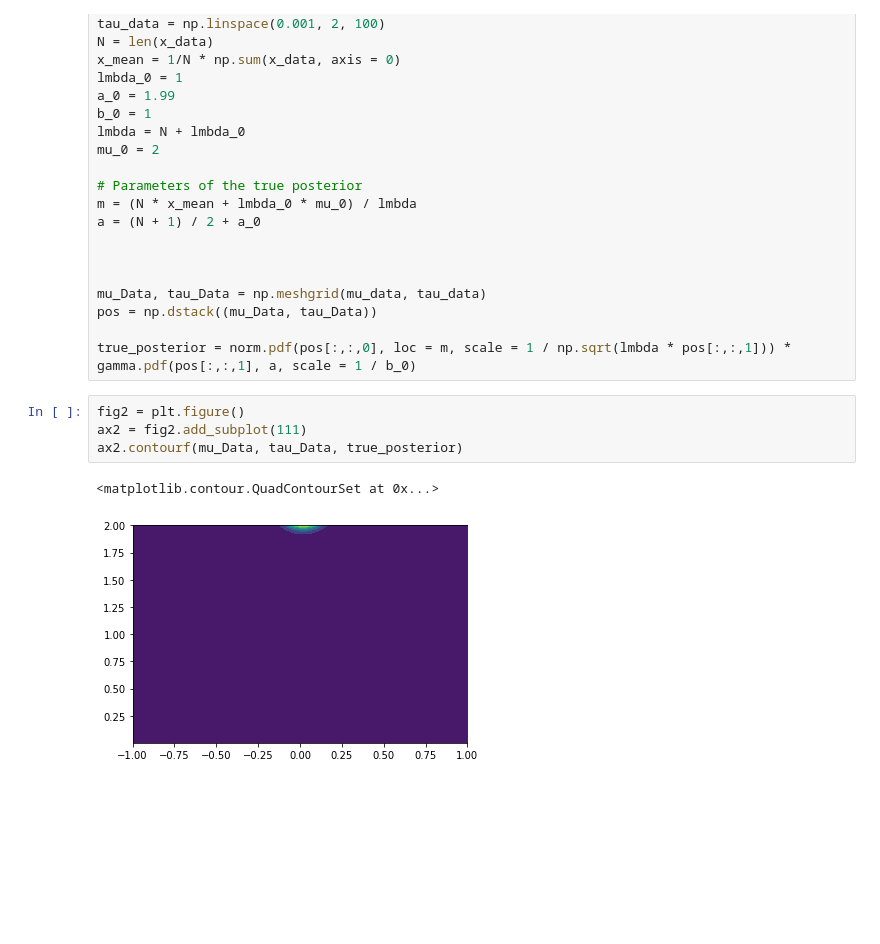
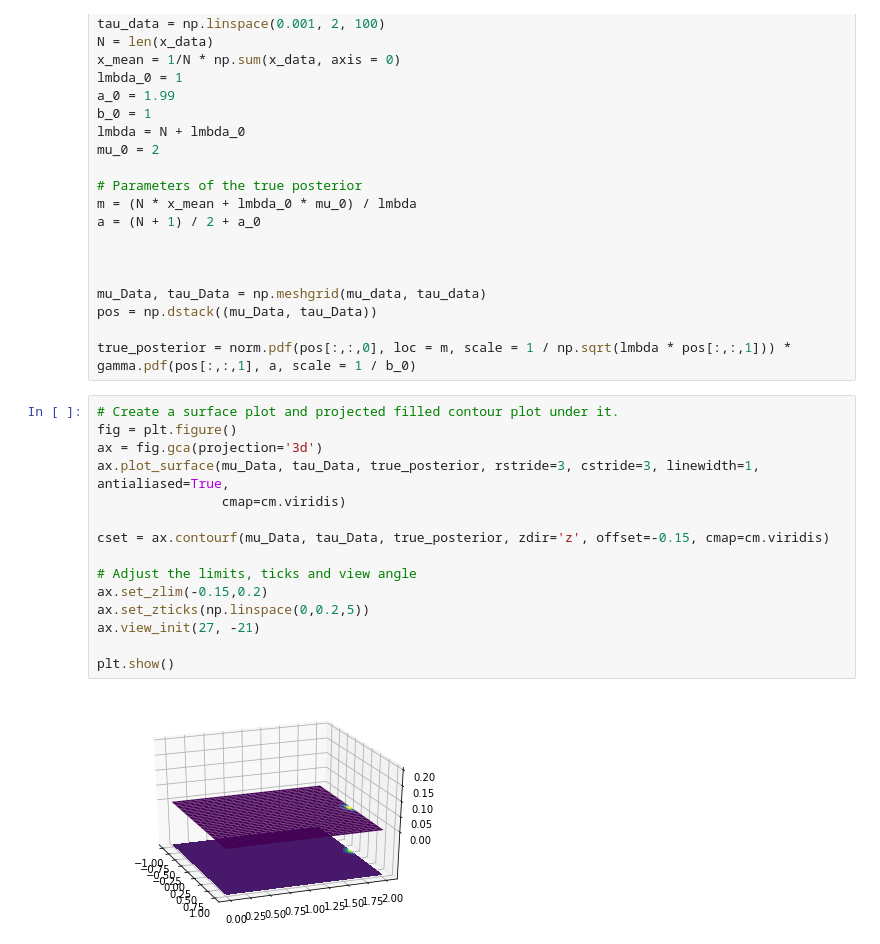
Before and after one commit to fweberling/Variational_Inference, a Jupyter notebook: factorizedVarationalApproximateDistribution.ipynb, the cells around one changed output. Cells and saved outputs as stored; diff of their text form; blank space fills up the shorter version.

Commit message:
Updated plotting of true posterior

```diff
--- a/factorizedVarationalApproximateDistribution.ipynb
+++ b/factorizedVarationalApproximateDistribution.ipynb
@@ -90,10 +92,20 @@ mu_Data, tau_Data = np.meshgrid(mu_data, tau_data)
 pos = np.dstack((mu_Data, tau_Data))
 
 true_posterior = norm.pdf(pos[:,:,0], loc = m, scale = 1 / np.sqrt(lmbda * pos[:,:,1])) * gamma.pdf(pos[:,:,1], a, scale = 1 / b_0)
-# %%
-fig2 = plt.figure()
-ax2 = fig2.add_subplot(111)
-ax2.contourf(mu_Data, tau_Data, true_posterior)
-# %% [output]
-<matplotlib.contour.QuadContourSet at 0x...>
-[figure, removed]
+# %%
+# Create a surface plot and projected filled contour plot under it.
+fig = plt.figure()
+ax = fig.gca(projection='3d')
+ax.plot_surface(mu_Data, tau_Data, true_posterior, rstride=3, cstride=3, linewidth=1, antialiased=True,
+                cmap=cm.viridis)
+
+cset = ax.contourf(mu_Data, tau_Data, true_posterior, zdir='z', offset=-0.15, cmap=cm.viridis)
+
+# Adjust the limits, ticks and view angle
+ax.set_zlim(-0.15,0.2)
+ax.set_zticks(np.linspace(0,0.2,5))
+ax.view_init(27, -21)
+
+plt.show()
+# %% [output]
+[figure, added]
```
Also changed, not shown: parts of 1 cell of this notebook.
